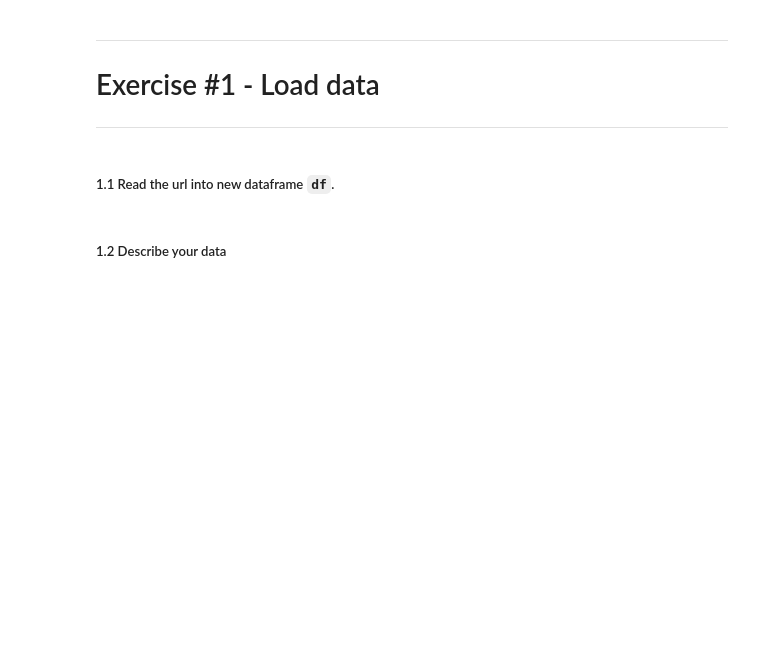
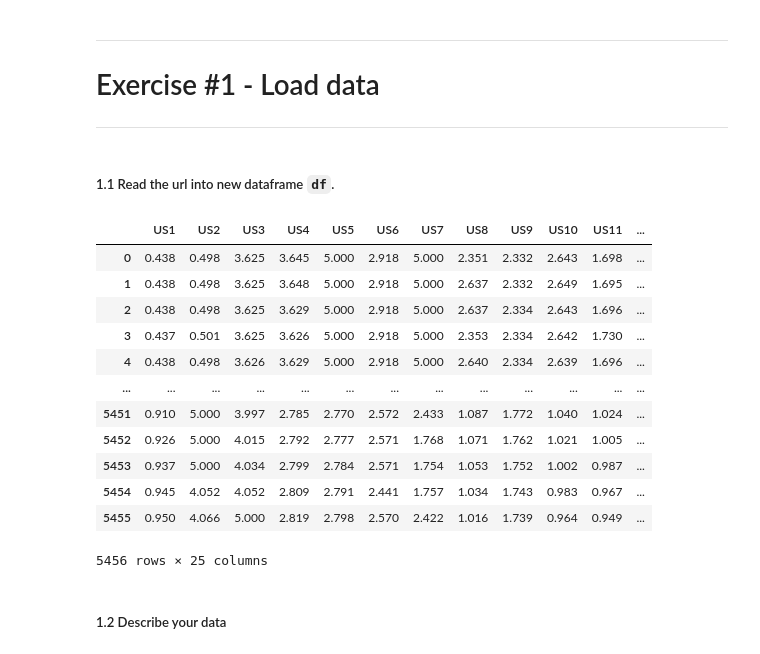
Before and after one commit to teemal/machine_learning_and_data_mining, a Jupyter notebook: Activity_16.ipynb, the cells around one changed output. Saved outputs shown, nothing was run; the diff lists cells and outputs as text; code cells hidden in the pictures; blank space fills up the shorter version.

```diff
--- a/Activity_16.ipynb
+++ b/Activity_16.ipynb
@@ -66,7 +66,23 @@ header = ['US1','US2','US3','US4','US5','US6','US7','US8','US9','US10','US11','U
 ##### 1.1 Read the url into new dataframe `df`.
 # %%
 # read the url into df
-print('your code here')
+df = pd.read_csv(url, header=None)
+df.columns = header
+df
+# %% [output]
+|  | US1 | US2 | US3 | US4 | US5 | US6 | US7 | US8 | US9 | US10 | US11 | ... |
+| 0 | 0.438 | 0.498 | 3.625 | 3.645 | 5.000 | 2.918 | 5.000 | 2.351 | 2.332 | 2.643 | 1.698 | ... |
+| 1 | 0.438 | 0.498 | 3.625 | 3.648 | 5.000 | 2.918 | 5.000 | 2.637 | 2.332 | 2.649 | 1.695 | ... |
+| 2 | 0.438 | 0.498 | 3.625 | 3.629 | 5.000 | 2.918 | 5.000 | 2.637 | 2.334 | 2.643 | 1.696 | ... |
+| 3 | 0.437 | 0.501 | 3.625 | 3.626 | 5.000 | 2.918 | 5.000 | 2.353 | 2.334 | 2.642 | 1.730 | ... |
+| 4 | 0.438 | 0.498 | 3.626 | 3.629 | 5.000 | 2.918 | 5.000 | 2.640 | 2.334 | 2.639 | 1.696 | ... |
+| ... | ... | ... | ... | ... | ... | ... | ... | ... | ... | ... | ... | ... |
+| 5451 | 0.910 | 5.000 | 3.997 | 2.785 | 2.770 | 2.572 | 2.433 | 1.087 | 1.772 | 1.040 | 1.024 | ... |
+| 5452 | 0.926 | 5.000 | 4.015 | 2.792 | 2.777 | 2.571 | 1.768 | 1.071 | 1.762 | 1.021 | 1.005 | ... |
+| 5453 | 0.937 | 5.000 | 4.034 | 2.799 | 2.784 | 2.571 | 1.754 | 1.053 | 1.752 | 1.002 | 0.987 | ... |
+| 5454 | 0.945 | 4.052 | 4.052 | 2.809 | 2.791 | 2.441 | 1.757 | 1.034 | 1.743 | 0.983 | 0.967 | ... |
+| 5455 | 0.950 | 4.066 | 5.000 | 2.819 | 2.798 | 2.570 | 2.422 | 1.016 | 1.739 | 0.964 | 0.949 | ... |
+5456 rows × 25 columns
 # %% [markdown]
 ##### 1.2 Describe your data
 # %%
```
Also changed, not shown: parts of 28 cells of this notebook, 1 other file.
